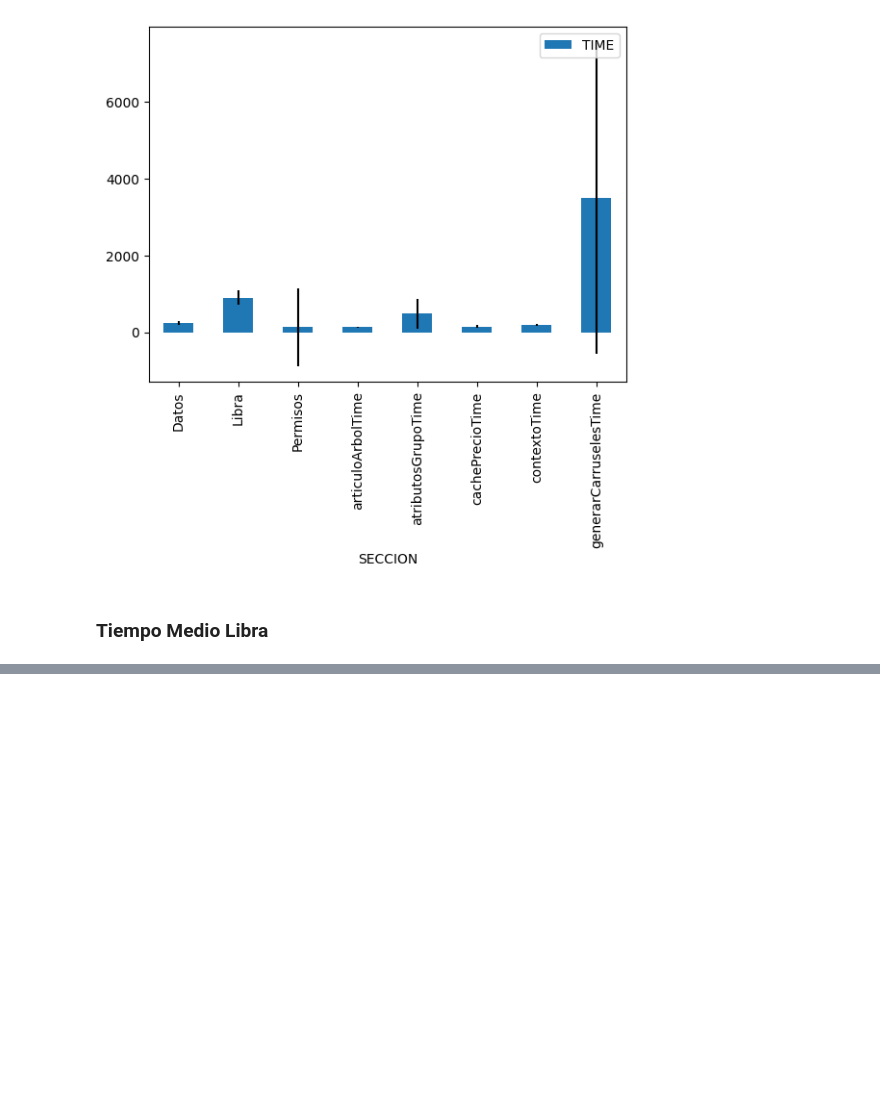
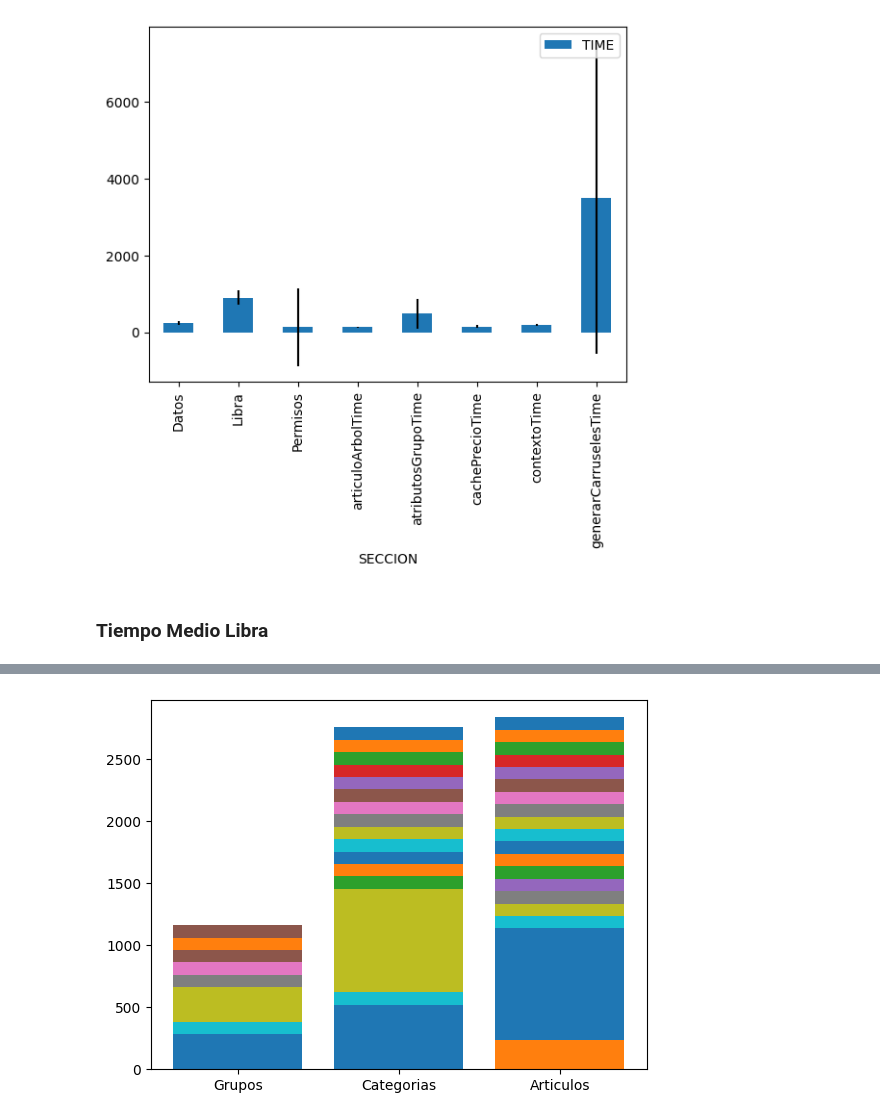
Before and after one commit to JavierBrenlla/pandas, a Jupyter notebook: rendimientosegundaversion.ipynb, the cells around one changed output, grey strips where cells are left out. Saved outputs shown, nothing was run; the diff lists cells and outputs as text; code cells hidden in the pictures; blank space fills up the shorter version.

```diff
--- a/rendimientosegundaversion.ipynb
+++ b/rendimientosegundaversion.ipynb
@@ -132,0 +162,13 @@ Libra  185.527413
+# %%
+
+categorias = df[df["VISTA"] == "categoria"]
+grupos = df[df["VISTA"] == "grupo"]
+articulos = df[df["VISTA"] == "articulo"]
+
+categorias_filtradas = categorias.groupby("SECCION", as_index=False).mean()
+grupos_filtrados = grupos.groupby("SECCION", as_index=False).mean()
+articulos_filtrados = articulos.groupby("SECCION", as_index=False).mean()
+
+print(categorias_filtradas)
+print(grupos_filtrados)
+print(articulos_filtrados)
@@ -132,0 +218,73 @@ Libra  185.527413
+# %%
+data = pd.DataFrame({"Datos" : [datos_grupos, 0, datos_articulos],
+                      "Libra" : [libra_grupos, libra_categorias, libra_articulos],
+                      "Permisos" : [100, 100, 100],
+                      "CacheoPrecios" : [cacheo_precios_grupos, cacheo_precios_categorias, 100],
+                      "ConsultarArbol" : [100, 0, 100],
+                      "GenerarFiltros" : [100, 0, 0],
+                      "ObtenerObjetos" : [100, 0, 0],
+                      "AtributosGrupo" : [0, 0, 100],
+                      "GenerarResultado" : [0, 0, 0],
+                      "GenerarCarruseles" : [0, 100, 100],
+                      "CarruselesModoGrupo" : [100, 100, 100],
+                      "CrearContexto" : [0, 100, 100],
+                      "CrearRespuesta" : [0, 100, 100],
+                      "NumeroArticulos" : [0, 100, 100],
+                      "ObtencionGrupos" : [0, 100, 100],
+                      "OcultarFiltros" : [0, 100, 100],
+                      "OrdenarItems" : [100, 100, 100],
+                      "Ordenado" : [0, 100, 100],
+                      "Renderizado" : [0, 100, 100],
+                      "SeleccionCarruseles" : [0, 100, 100],
+                      "SerializacionCarruseles" : [0, 100, 100],
+                      "UpdateCache" : [0, 100, 100]
+                      },
+                    index=('Grupos', "Categorias", "Articulos",))
+
+plt.bar(data.index, data.Datos + data.Libra + data.Permisos + data.CacheoPrecios + data.ConsultarArbol + data.GenerarFiltros + data.ObtenerObjetos + data.AtributosGrupo + data.GenerarResultado + data.GenerarCarruseles + data.CarruselesModoGrupo + data.CrearContexto + data.CrearRespuesta + data.NumeroArticulos + data.ObtencionGrupos + data.OcultarFiltros + data.OrdenarItems + data.Ordenado + data.Renderizado + data.SeleccionCarruseles + data.SerializacionCarruseles + data.UpdateCache, label='Datos')
+
+plt.bar(data.index, data.Datos + data.Libra + data.Permisos + data.CacheoPrecios + data.ConsultarArbol + data.GenerarFiltros + data.ObtenerObjetos + data.AtributosGrupo + data.GenerarResultado + data.GenerarCarruseles + data.CarruselesModoGrupo + data.CrearContexto + data.CrearRespuesta + data.NumeroArticulos + data.ObtencionGrupos + data.OcultarFiltros + data.OrdenarItems + data.Ordenado + data.Renderizado + data.SeleccionCarruseles + data.SerializacionCarruseles, label='Datos')
+
+plt.bar(data.index, data.Datos + data.Libra + data.Permisos + data.CacheoPrecios + data.ConsultarArbol + data.GenerarFiltros + data.ObtenerObjetos + data.AtributosGrupo + data.GenerarResultado + data.GenerarCarruseles + data.CarruselesModoGrupo + data.CrearContexto + data.CrearRespuesta + data.NumeroArticulos + data.ObtencionGrupos + data.OcultarFiltros + data.OrdenarItems + data.Ordenado + data.Renderizado + data.SeleccionCarruseles, label='Datos')
+
+plt.bar(data.index, data.Datos + data.Libra + data.Permisos + data.CacheoPrecios + data.ConsultarArbol + data.GenerarFiltros + data.ObtenerObjetos + data.AtributosGrupo + data.GenerarResultado + data.GenerarCarruseles + data.CarruselesModoGrupo + data.CrearContexto + data.CrearRespuesta + data.NumeroArticulos + data.ObtencionGrupos + data.OcultarFiltros + data.OrdenarItems + data.Ordenado + data.Renderizado, label='Datos')
+
+plt.bar(data.index, data.Datos + data.Libra + data.Permisos + data.CacheoPrecios + data.ConsultarArbol + data.GenerarFiltros + data.ObtenerObjetos + data.AtributosGrupo + data.GenerarResultado + data.GenerarCarruseles + data.CarruselesModoGrupo + data.CrearContexto + data.CrearRespuesta + data.NumeroArticulos + data.ObtencionGrupos + data.OcultarFiltros + data.OrdenarItems + data.Ordenado, label='Datos')
+
+plt.bar(data.index, data.Datos + data.Libra + data.Permisos + data.CacheoPrecios + data.ConsultarArbol + data.GenerarFiltros + data.ObtenerObjetos + data.AtributosGrupo + data.GenerarResultado + data.GenerarCarruseles + data.CarruselesModoGrupo + data.CrearContexto + data.CrearRespuesta + data.NumeroArticulos + data.ObtencionGrupos + data.OcultarFiltros + data.OrdenarItems, label='Datos')
+
+plt.bar(data.index, data.Datos + data.Libra + data.Permisos + data.CacheoPrecios + data.ConsultarArbol + data.GenerarFiltros + data.ObtenerObjetos + data.AtributosGrupo + data.GenerarResultado + data.GenerarCarruseles + data.CarruselesModoGrupo + data.CrearContexto + data.CrearRespuesta + data.NumeroArticulos + data.ObtencionGrupos + data.OcultarFiltros, label='Datos')
+
+plt.bar(data.index, data.Datos + data.Libra + data.Permisos + data.CacheoPrecios + data.ConsultarArbol + data.GenerarFiltros + data.ObtenerObjetos + data.AtributosGrupo + data.GenerarResultado + data.GenerarCarruseles + data.CarruselesModoGrupo + data.CrearContexto + data.CrearRespuesta + data.NumeroArticulos + data.ObtencionGrupos, label='Datos')
+
+plt.bar(data.index, data.Datos + data.Libra + data.Permisos + data.CacheoPrecios + data.ConsultarArbol + data.GenerarFiltros + data.ObtenerObjetos + data.AtributosGrupo + data.GenerarResultado + data.GenerarCarruseles + data.CarruselesModoGrupo + data.CrearContexto + data.CrearRespuesta + data.NumeroArticulos, label='Datos')
+
+plt.bar(data.index, data.Datos + data.Libra + data.Permisos + data.CacheoPrecios + data.ConsultarArbol + data.GenerarFiltros + data.ObtenerObjetos + data.AtributosGrupo + data.GenerarResultado + data.GenerarCarruseles + data.CarruselesModoGrupo + data.CrearContexto + data.CrearRespuesta, label='Datos')
+
+plt.bar(data.index, data.Datos + data.Libra + data.Permisos + data.CacheoPrecios + data.ConsultarArbol + data.GenerarFiltros + data.ObtenerObjetos + data.AtributosGrupo + data.GenerarResultado + data.GenerarCarruseles + data.CarruselesModoGrupo + data.CrearContexto, label='Datos')
+
+plt.bar(data.index, data.Datos + data.Libra + data.Permisos + data.CacheoPrecios + data.ConsultarArbol + data.GenerarFiltros + data.ObtenerObjetos + data.AtributosGrupo + data.GenerarResultado + data.GenerarCarruseles + data.CarruselesModoGrupo, label='Datos')
+
+plt.bar(data.index, data.Datos + data.Libra + data.Permisos + data.CacheoPrecios + data.ConsultarArbol + data.GenerarFiltros + data.ObtenerObjetos + data.AtributosGrupo + data.GenerarResultado + data.GenerarCarruseles, label='Datos')
+
+plt.bar(data.index, data.Datos + data.Libra + data.Permisos + data.CacheoPrecios + data.ConsultarArbol + data.GenerarFiltros + data.ObtenerObjetos + data.AtributosGrupo + data.GenerarResultado, label='Datos')
+
+plt.bar(data.index, data.Datos + data.Libra + data.Permisos + data.CacheoPrecios + data.ConsultarArbol + data.GenerarFiltros + data.ObtenerObjetos + data.AtributosGrupo, label='Datos')
+
+plt.bar(data.index, data.Datos + data.Libra + data.Permisos + data.CacheoPrecios + data.ConsultarArbol + data.GenerarFiltros + data.ObtenerObjetos, label='Datos')
+
+plt.bar(data.index, data.Datos + data.Libra + data.Permisos + data.CacheoPrecios + data.ConsultarArbol + data.GenerarFiltros, label='Datos')
+
+plt.bar(data.index, data.Datos + data.Libra + data.Permisos + data.CacheoPrecios + data.ConsultarArbol, label='Datos')
+
+plt.bar(data.index, data.Datos + data.Libra + data.Permisos + data.CacheoPrecios, label='Datos')
+
+plt.bar(data.index, data.Datos + data.Libra + data.Permisos, label='Datos')
+
+plt.bar(data.index, data.Datos + data.Libra, label='Datos')
+
+plt.bar(data.index, data.Datos, label='Datos')
+
+plt.show()
+# %% [output]
+[figure, added]
```
Also changed, not shown: parts of 9 cells of this notebook, 1 other file.
